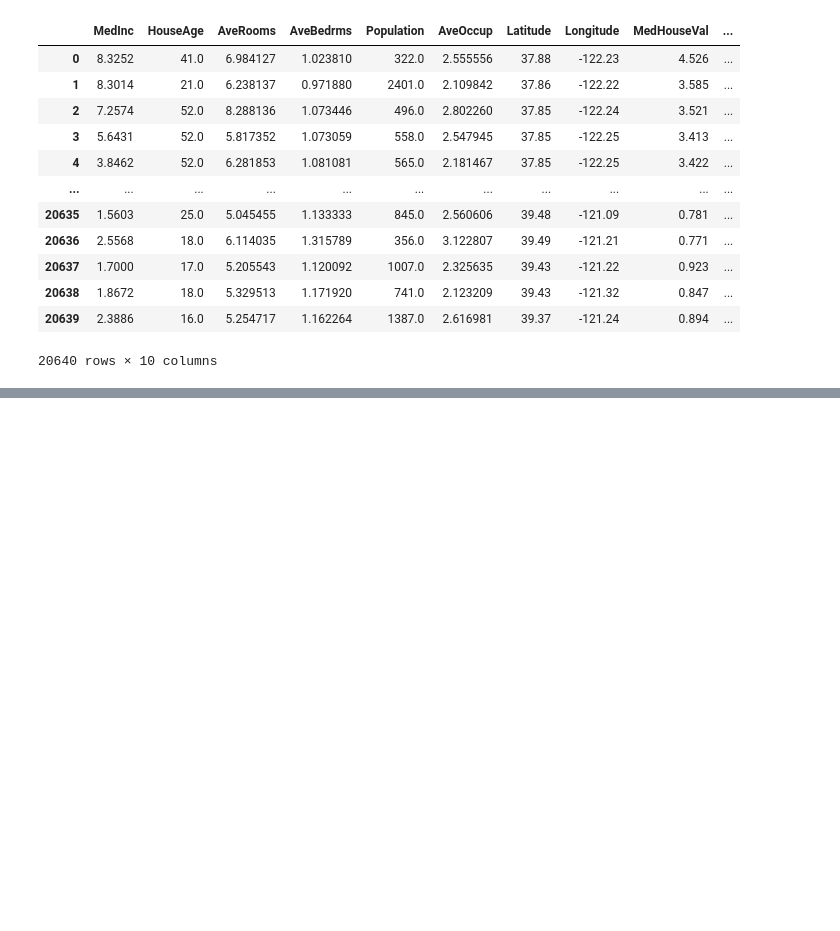
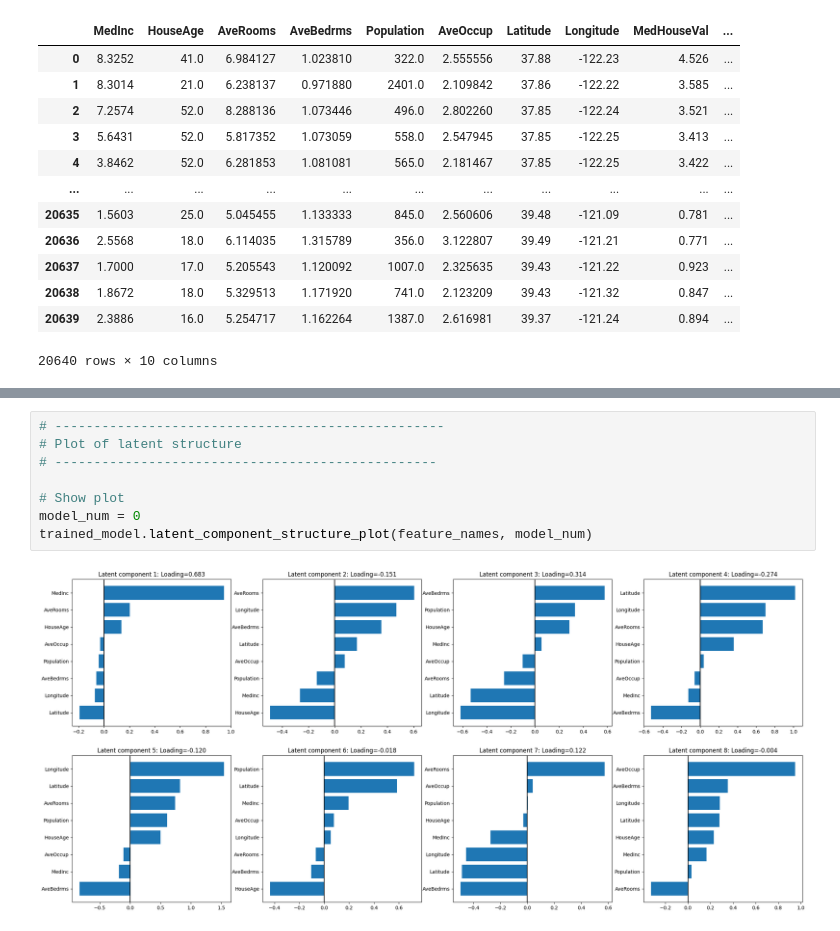
Before and after one commit to Komatsu-T/Samples, a Jupyter notebook: sklearn/partial_least_squares_regression_1.ipynb, the cells around one changed output, grey strips where cells are left out. Saved outputs shown, nothing was run; the diff lists cells and outputs as text; blank space fills up the shorter version.

```diff
--- a/sklearn/partial_least_squares_regression_1.ipynb
+++ b/sklearn/partial_least_squares_regression_1.ipynb
@@ -319,0 +339,10 @@ VIP_data
+# %%
+# --------------------------------------------------
+# Plot of latent structure
+# -------------------------------------------------
+
+# Show plot
+model_num = 0
+trained_model.latent_component_structure_plot(feature_names, model_num)
+# %% [output]
+[figure, added]
```
Also changed, not shown: parts of 5 cells of this notebook.
